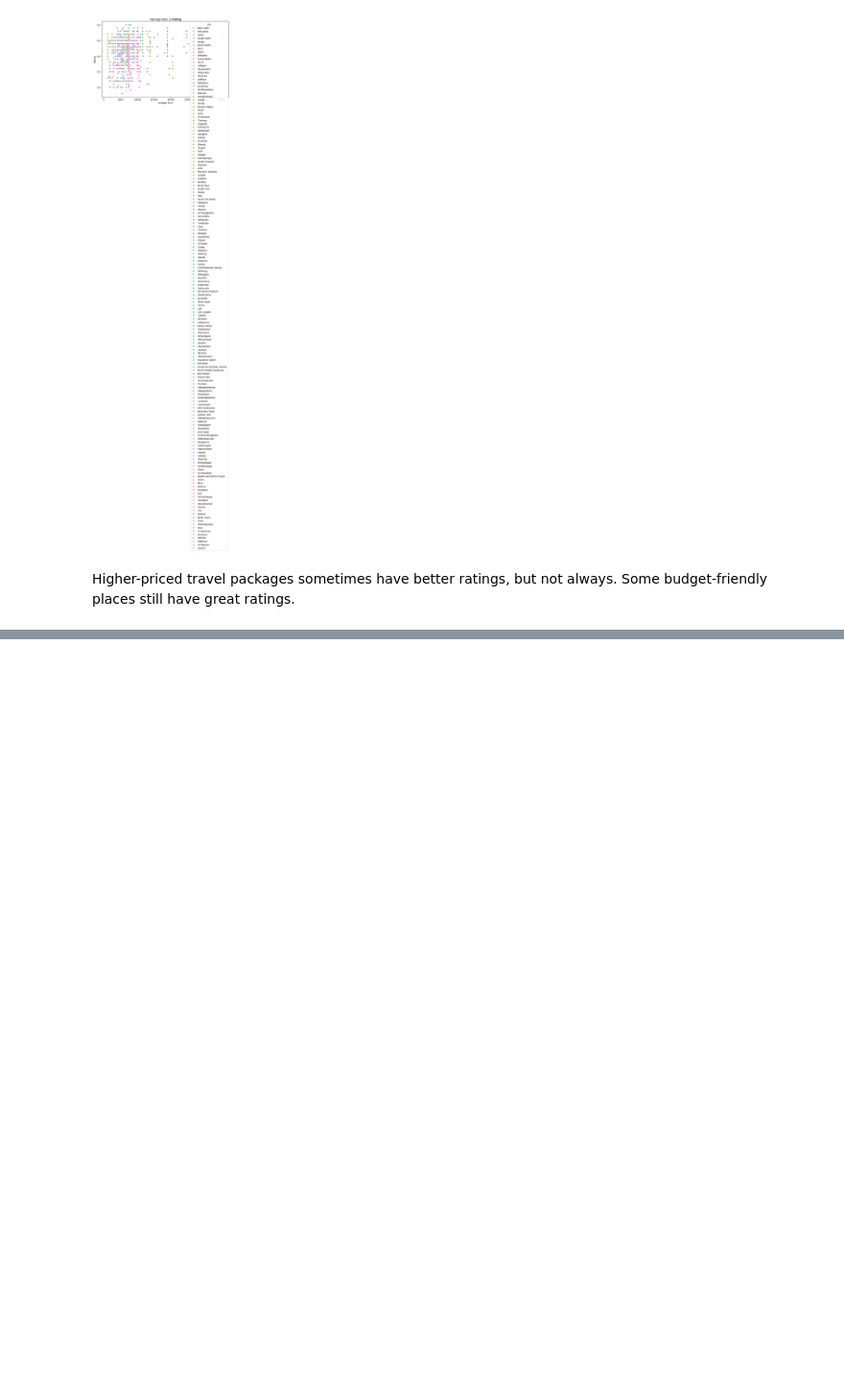
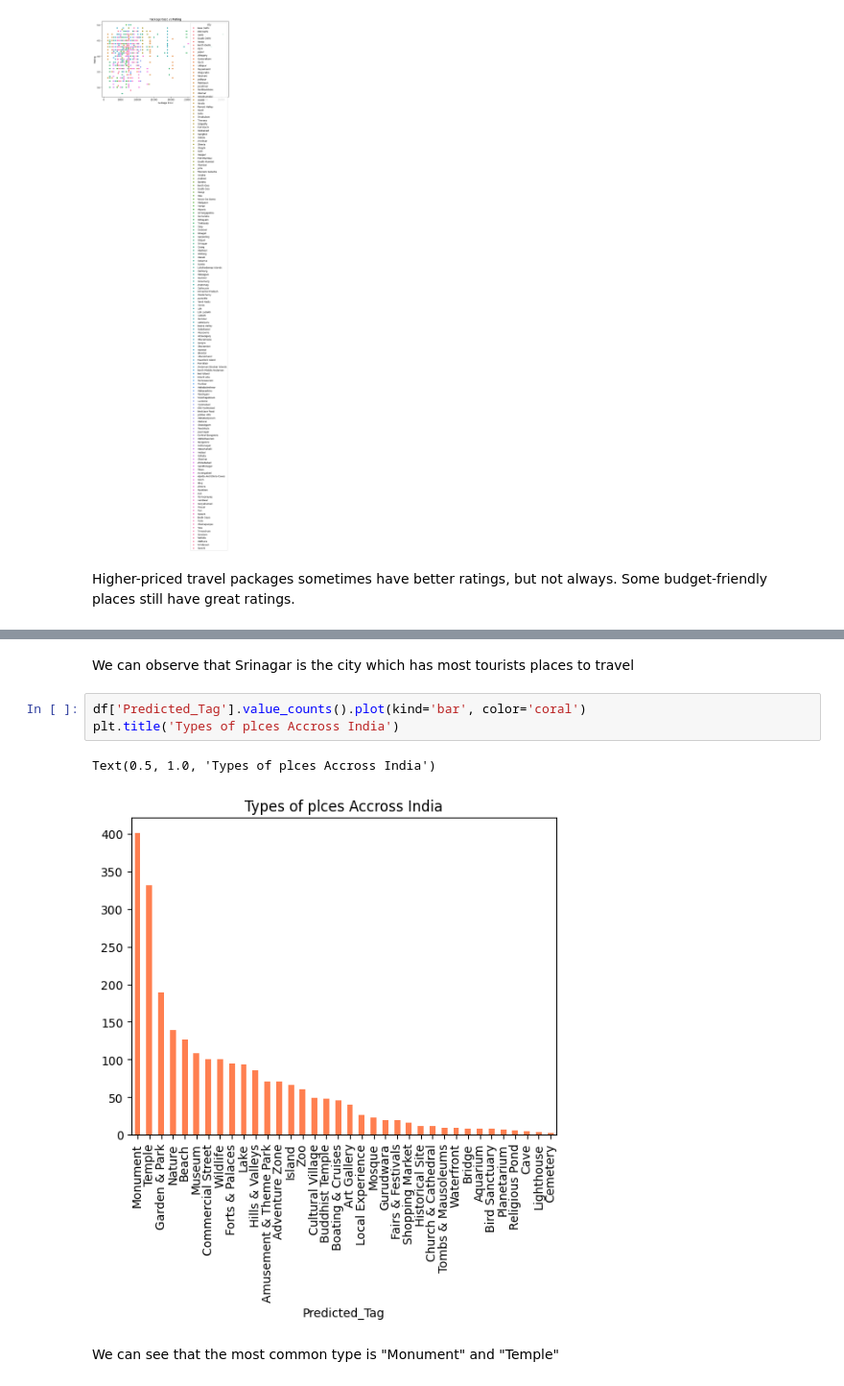
Before and after one commit to mayurnirmal/destinator, a Jupyter notebook: Main Data/Data Visualization.ipynb, the cells around one changed output, grey strips where cells are left out. Shown at 96% size. Saved outputs shown, nothing was run; the diff lists cells and outputs as text; blank space fills up the shorter version.

```diff
--- a/Main Data/Data Visualization.ipynb
+++ b/Main Data/Data Visualization.ipynb
@@ -167,0 +153,10 @@ If Rating and Best Time to Visit have a connection, we can predict the best seas
+# %% [markdown]
+We can observe that Srinagar is the city which has most tourists places to travel
+# %%
+df['Predicted_Tag'].value_counts().plot(kind='bar', color='coral')
+plt.title('Types of plces Accross India')
+# %% [output]
+Text(0.5, 1.0, 'Types of plces Accross India')
+[figure, added]
+# %% [markdown]
+We can see that the most common type is "Monument" and "Temple"
```
Also changed, not shown: parts of 8 cells of this notebook.
